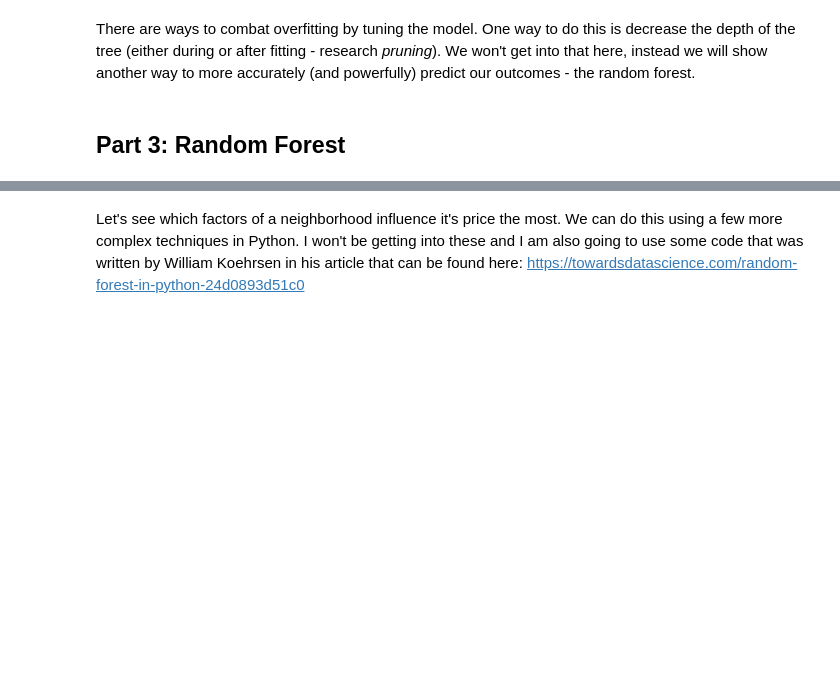
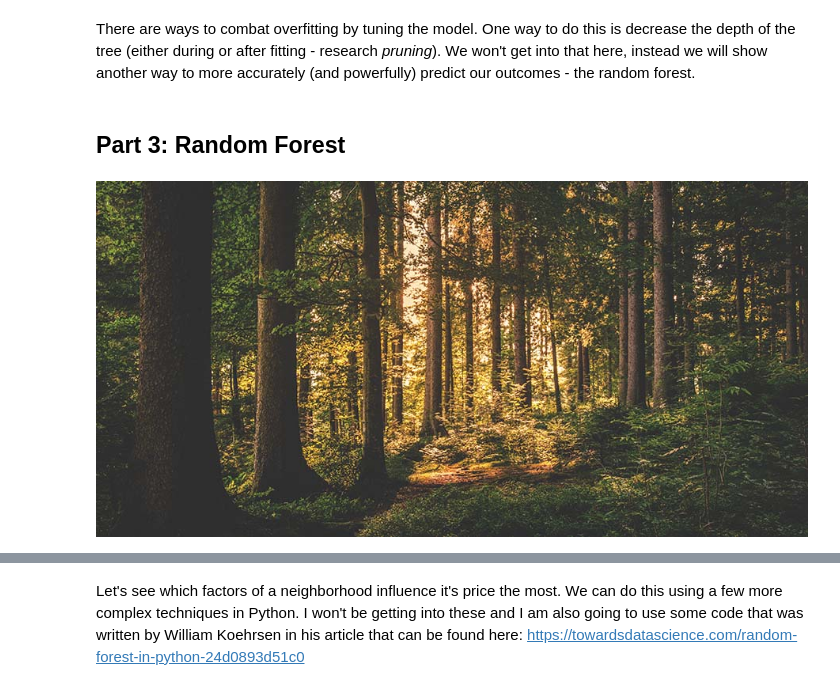
Before and after one commit to tmsharp/random_forest, a Jupyter notebook: Predicting Boston Housing Prices using Random Forest.ipynb, the cells around one changed output, grey strips where cells are left out. Cells and saved outputs as stored; diff of their text form; code cells hidden in the pictures; blank space fills up the shorter version.

```diff
--- a/Predicting Boston Housing Prices using Random Forest.ipynb
+++ b/Predicting Boston Housing Prices using Random Forest.ipynb
@@ -315,7 +332,10 @@ There are ways to combat overfitting by tuning the model. One way to do this is
 # %% [markdown]
 ## Part 3: Random Forest
 # %%
-Image(filename= str(image_path) + 'random-forest.jpg')
+#Image(filename= str(image_path) + 'random-forest.jpg')
+Image(filename= os.path.join(image_path, 'random-forest.jpg'))
+# %% [output]
+[figure, added]
 # %%
 # Again, we import, instantiate, and then fit
 # Here, n_estimators is the number of decision trees in our random forest
```
Also changed, not shown: parts of 19 cells of this notebook.
